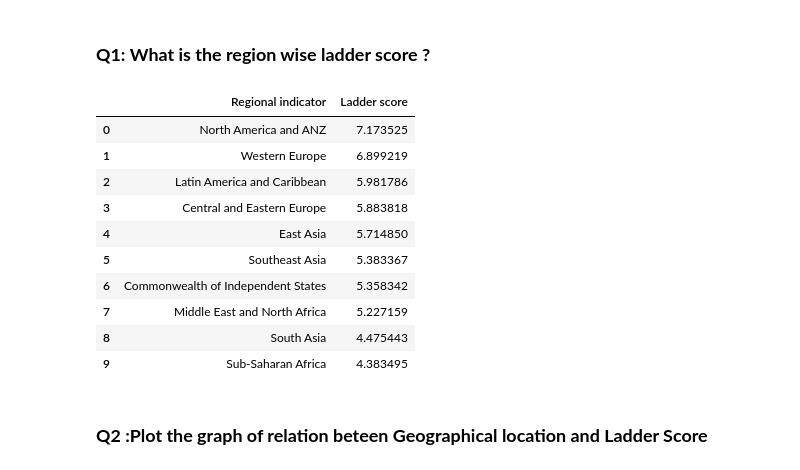
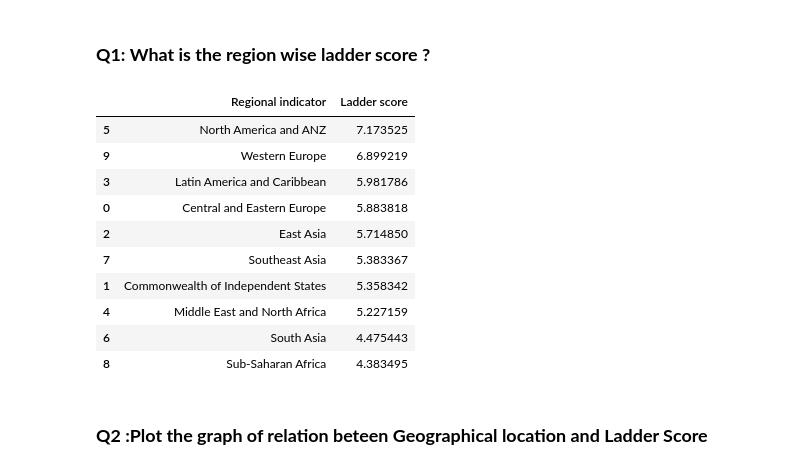
Before and after one commit to AayushAnshu21/World_Happiness_Analysis, a Jupyter notebook: World_Happiness_Analysis.ipynb, the cells around one changed output. Drawn from its saved outputs; the diff is of its cells as text; code cells hidden in the pictures.

```diff
--- a/World_Happiness_Analysis.ipynb
+++ b/World_Happiness_Analysis.ipynb
@@ -93,20 +93,20 @@ dtype: int64
 # %% [markdown]
 ### **Q1: What is the region wise ladder score ?**
 # %%
-happiness_region_df = happiness_df.groupby('Regional indicator')[['Ladder score']].mean()
-happiness_region_df.sort_values('Ladder score',ascending = False).reset_index()
+happiness_region_df = happiness_df.groupby('Regional indicator')[['Ladder score']].mean().reset_index()
+happiness_region_df.sort_values('Ladder score',ascending = False)
 # %% [output]
 |  | Regional indicator | Ladder score |
-| 0 | North America and ANZ | 7.173525 |
-| 1 | Western Europe | 6.899219 |
-| 2 | Latin America and Caribbean | 5.981786 |
-| 3 | Central and Eastern Europe | 5.883818 |
-| 4 | East Asia | 5.714850 |
-| 5 | Southeast Asia | 5.383367 |
-| 6 | Commonwealth of Independent States | 5.358342 |
-| 7 | Middle East and North Africa | 5.227159 |
-| 8 | South Asia | 4.475443 |
-| 9 | Sub-Saharan Africa | 4.383495 |
+| 5 | North America and ANZ | 7.173525 |
+| 9 | Western Europe | 6.899219 |
+| 3 | Latin America and Caribbean | 5.981786 |
+| 0 | Central and Eastern Europe | 5.883818 |
+| 2 | East Asia | 5.714850 |
+| 7 | Southeast Asia | 5.383367 |
+| 1 | Commonwealth of Independent States | 5.358342 |
+| 4 | Middle East and North Africa | 5.227159 |
+| 6 | South Asia | 4.475443 |
+| 8 | Sub-Saharan Africa | 4.383495 |
 # %% [markdown]
 ### **Q2 :Plot the graph of relation beteen Geographical location and Ladder Score**
 # %%
```
